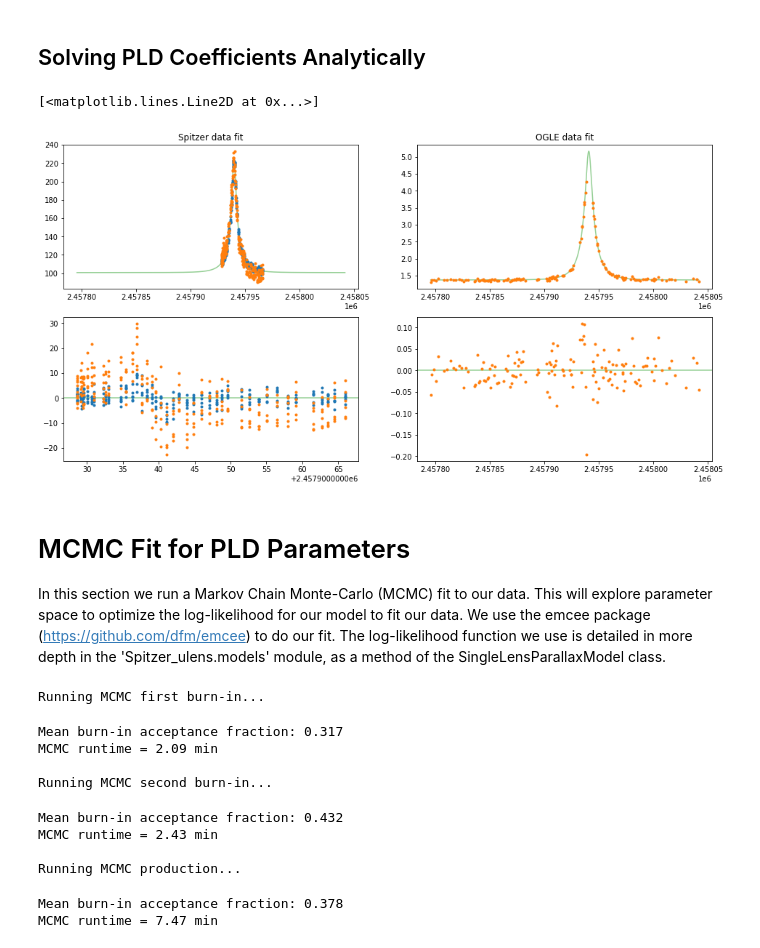
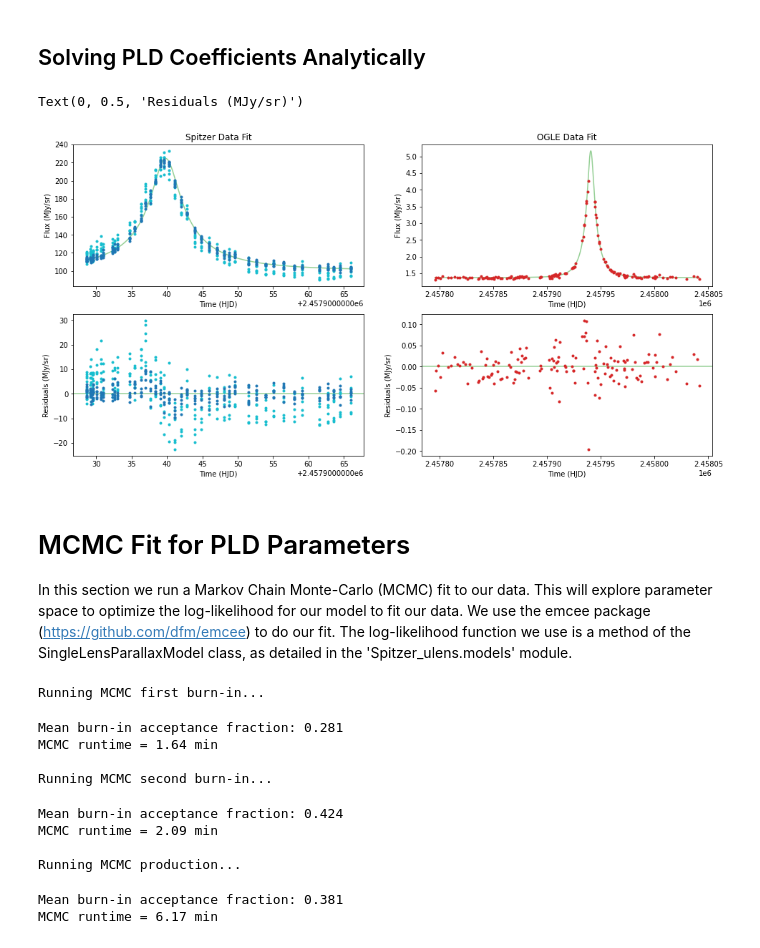
Before and after one commit to tbctk/tbk-Spitzer-ulens, a Jupyter notebook: Spitzer-ulens_Tutorial_ob171140_parallax.ipynb, the cells around one changed output. Cells and saved outputs as stored; diff of their text form; code cells hidden in the pictures.

```diff
--- a/Spitzer-ulens_Tutorial_ob171140_parallax.ipynb
+++ b/Spitzer-ulens_Tutorial_ob171140_parallax.ipynb
@@ -28,18 +27,18 @@ coords = ('17:47:31.93','-24:31:21.6')
 spitzer_data_path = 'data/ob171140/rawdata/'
 ogle_data_file = 'data/ob171140/ob171140_ogle.dat'
 # %%
-load_evt_from_file = True
+load_evt_from_file = False
 if load_evt_from_file:
-    fname = 'ob171140.pkl'
+    fname = 'ob171140_parallax.pkl'
     with open(fname,'rb') as file:
         evt = pickle.load(file)
 else:
     # Create a PLDEventData object from our data
-    evt = PLDEventData(spitzer_data_path,coords,recursive=True)
+    evt = data_config.PLDEventData(spitzer_data_path,coords,recursive=True)
     # Add ground-based observations to our PLDEventData object
     evt.add_OGLE_data(ogle_data_file)
     # Save our PLDEventData object
-    evt.save(filepath='ob171140.pkl',overwrite=True)
+    evt.save(filepath='ob171140_parallax.pkl',overwrite=True)
 # %%
 # Plotting an example of a 5-by-5 image
 fig,ax = plt.subplots()
@@ -117,33 +137,42 @@ Y, Astro, Ps, A, X, flu_g = PLD.analytic_solution(time,flux,flux_err,flux_frac,p
 # Get detector model and divide it out to get new best-fit
 fit,sys,corr,resi = PLD.get_bestfit(A, Ps, X, flux, Astro)
 # %%
-#timeplot = np.linspace(time.min(),time.max(),1000)
-#timeplot_g = np.linspace(time_g.min(),time_g.max(),1000)
+timeplot_s = np.linspace(time.min(),time.max(),1000)
+timeplot_g = np.linspace(time_g.min(),time_g.max(),1000)
 fig,ax = plt.subplots(ncols=2,nrows=2,figsize=(16,8))
 
-ax[0,0].plot(timeplot,model(timeplot,timeplot,*popt_lsq)[0],'C2',alpha=0.5)
+ax[0,0].plot(timeplot_s,model(timeplot_s,timeplot_s,*popt_lsq)[0],'C2',alpha=0.5)
+ax[0,0].plot(time.ravel(),flux.ravel(),'C9.')
 ax[0,0].plot(time.ravel(),corr.ravel(),'C0.')
-ax[0,0].plot(time.ravel(),flux.ravel(),'C1.')
-ax[0,0].set_title('Spitzer data fit')
+ax[0,0].set_xlabel('Time (HJD)')
+ax[0,0].set_ylabel('Flux (MJy/sr)')
+ax[0,0].set_title('Spitzer Data Fit')
 
 ax[1,0].axhline(c='C2',alpha=0.5)
-#ax[1,0].plot(timeplot,np.zeros(len(timeplot)),'C2',alpha=0.5)
+ax[1,0].plot(time.ravel(),flux.ravel()-Astro.ravel(),'C9.')
 ax[1,0].plot(time.ravel(),corr.ravel()-Astro.ravel(),'C0.')
-ax[1,0].plot(time.ravel(),flux.ravel()-Astro.ravel(),'C1.')
+ax[1,0].set_xlabel('Time (HJD)')
+ax[1,0].set_ylabel('Residuals (MJy/sr)')
 
-ax[0,1].plot(timeplot,model(timeplot,timeplot,*popt_lsq)[1],'C2',alpha=0.5)
-ax[0,1].plot(time_g,flux_g,'C1.')
-ax[0,1].set_title('OGLE data fit')
+ax[0,1].plot(timeplot,model(timeplot_g,timeplot_g,*popt_lsq)[1],'C2',alpha=0.5)
+ax[0,1].plot(time_g,flux_g,'C3.')
+#ax[0,1].plot(time_g,flu_g,'C3.')
+ax[0,1].set_xlabel('Time (HJD)')
+ax[0,1].set_ylabel('Flux (MJy/sr)')
+ax[0,1].set_title('OGLE Data Fit')
 
 ax[1,1].axhline(c='C2',alpha=0.5)
-ax[1,1].plot(time_g,flux_g-model(time_g,time_g,*popt_lsq)[1],'C1.')
+ax[1,1].plot(time_g,flux_g-model(time_g,time_g,*popt_lsq)[1],'C3.')
+#ax[1,1].plot(time_g,flu_g-model(time_g,time_g,*popt_lsq)[1],'C3.')
+ax[1,1].set_xlabel('Time (HJD)')
+ax[1,1].set_ylabel('Residuals (MJy/sr)')
 # %% [output]
-[<matplotlib.lines.Line2D at 0x...>]
+Text(0, 0.5, 'Residuals (MJy/sr)')
-[figure, old version]
+[figure, new version]
 # %% [markdown]
 # MCMC Fit for PLD Parameters
 
-In this section we run a Markov Chain Monte-Carlo (MCMC) fit to our data. This will explore parameter space to optimize the log-likelihood for our model to fit our data. We use the emcee package (https://github.com/dfm/emcee) to do our fit. The log-likelihood function we use is detailed in more depth in the 'Spitzer_ulens.models' module, as a method of the SingleLensParallaxModel class.
+In this section we run a Markov Chain Monte-Carlo (MCMC) fit to our data. This will explore parameter space to optimize the log-likelihood for our model to fit our data. We use the emcee package (https://github.com/dfm/emcee) to do our fit. The log-likelihood function we use is a method of the SingleLensParallaxModel class, as detailed in the 'Spitzer_ulens.models' module.
 # %%
 def run_mcmc(sampler,pos0,nsteps,visual=True,label=''):
     if visual:
@@ -213,16 +260,16 @@ else:
     lnp_chain = sampler.lnprobability
 
 # Get results from chain
-popt_mcmc,pmax,std_hi,std_lo = mcmc.get_MCMC_results(pos_chain,lnp_chain)
+popt_mcmc,pmax,std_hi,std_lo = get_MCMC_results(pos_chain,lnp_chain)
 # %% [output]
 Running MCMC first burn-in...
-Mean burn-in acceptance fraction: 0.317
-MCMC runtime = 2.09 min
+Mean burn-in acceptance fraction: 0.281
+MCMC runtime = 1.64 min
 
 Running MCMC second burn-in...
-Mean burn-in acceptance fraction: 0.432
-MCMC runtime = 2.43 min
+Mean burn-in acceptance fraction: 0.424
+MCMC runtime = 2.09 min
 
 Running MCMC production...
-Mean burn-in acceptance fraction: 0.378
-MCMC runtime = 7.47 min
+Mean burn-in acceptance fraction: 0.381
+MCMC runtime = 6.17 min
```
Also changed, not shown: parts of 19 cells of this notebook, 5 other files.
